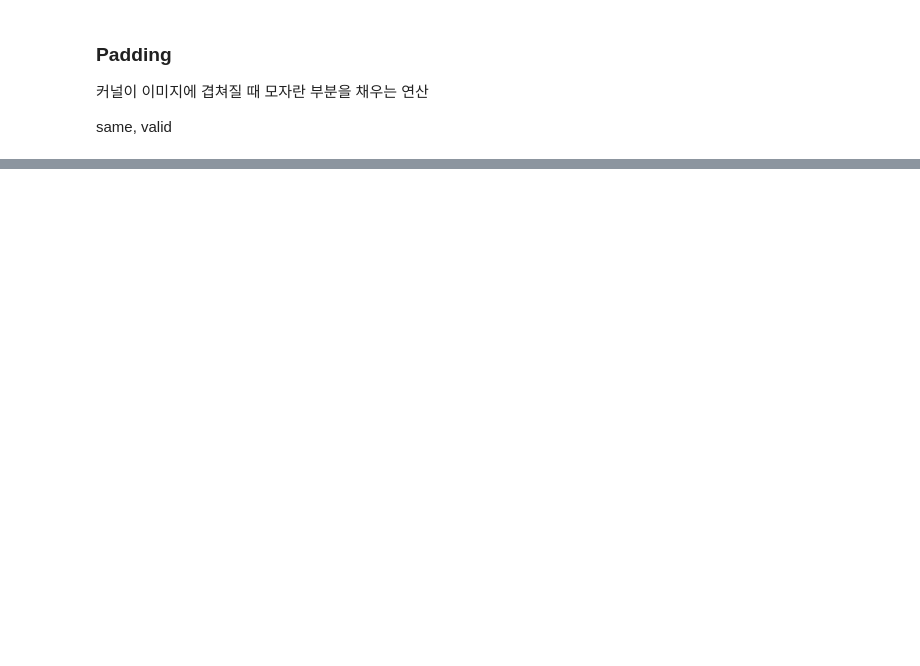
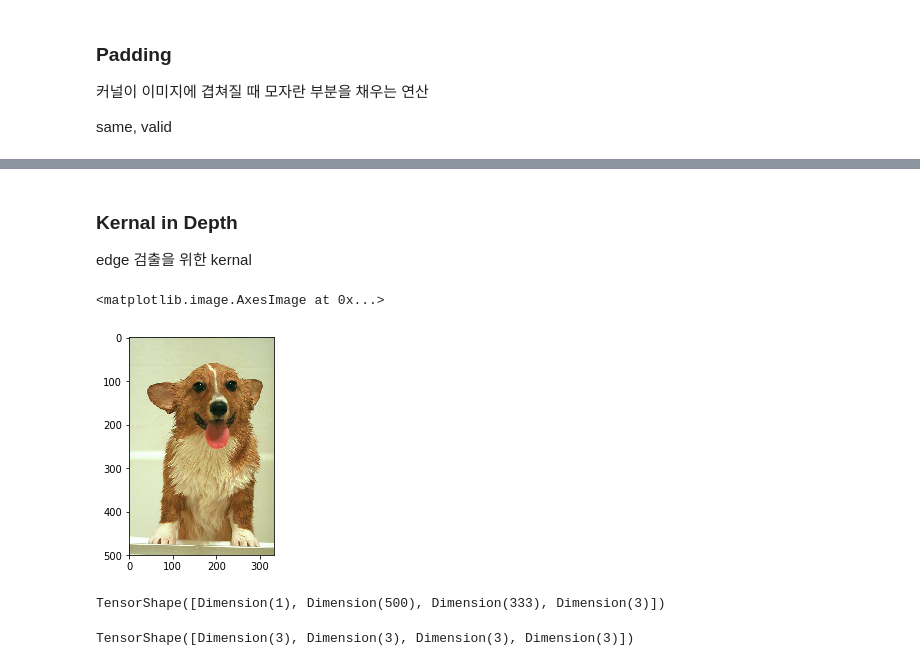
Before and after one commit to Queie/TensorFlow, a Jupyter notebook: 04.Classification.ipynb, the cells around one changed output, grey strips where cells are left out. Saved outputs shown, nothing was run; the diff lists cells and outputs as text; code cells hidden in the pictures; blank space fills up the shorter version.

```diff
--- a/04.Classification.ipynb
+++ b/04.Classification.ipynb
@@ -224,0 +127,19 @@ clf.predict_proba([[2., 2.], [1., 2.]])
+# %% [markdown]
+### Kernal in Depth
+edge 검출을 위한 kernal
+# %%
+sess.close()
+import os
+import matplotlib.image as mpimg
+
+# image 파일 불러오기 (pip install pillow 를 해야 png 이외도 인식가능)
+filename = "./data/n02113023_219.jpg"
+image_batch = mpimg.imread(filename)
+# %%
+# 원본 이미지 보기
+%matplotlib inline
+import matplotlib.pyplot as plt
+plt.imshow(image_batch) #, cmap='gray')
+# %% [output]
+<matplotlib.image.AxesImage at 0x...>
+[figure, added]
@@ -224,0 +151,21 @@ clf.predict_proba([[2., 2.], [1., 2.]])
+# %%
+# image is ( 1 file, 500 pixels high , 333 pixels wide , 3 colors “deep” )
+image_batch = tf.constant(image_batch)
+image_batch.shape
+# %% [output]
+TensorShape([Dimension(1), Dimension(500), Dimension(333), Dimension(3)])
+# %%
+# Edge 검출용 커널
+kernel_edge = tf.constant([
+        [  [[ -1., 0., 0.], [ 0., -1., 0.], [ 0., 0., -1.]],
+           [[ -1., 0., 0.], [ 0., -1., 0.], [ 0., 0., -1.]],
+           [[ -1., 0., 0.], [ 0., -1., 0.], [ 0., 0., -1.]]  ],
+        [  [[ -1., 0., 0.], [ 0., -1., 0.], [ 0., 0., -1.]],
+           [[ 8., 0., 0.], [ 0., 8., 0.], [ 0., 0., 8.]],
+           [[ -1., 0., 0.], [ 0., -1., 0.], [ 0., 0., -1.]]  ],
+        [  [[ -1., 0., 0.], [ 0., -1., 0.], [ 0., 0., -1.]],
+           [[ -1., 0., 0.], [ 0., -1., 0.], [ 0., 0., -1.]],
+           [[ -1., 0., 0.], [ 0., -1., 0.], [ 0., 0., -1.]]  ]])
+kernel_edge.shape
+# %% [output]
+TensorShape([Dimension(3), Dimension(3), Dimension(3), Dimension(3)])
```
Also changed, not shown: parts of 79 cells of this notebook.
